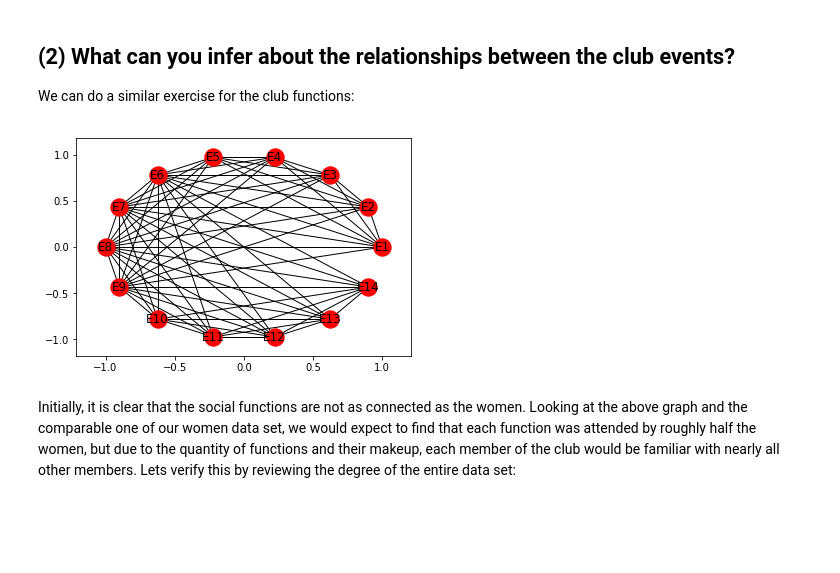
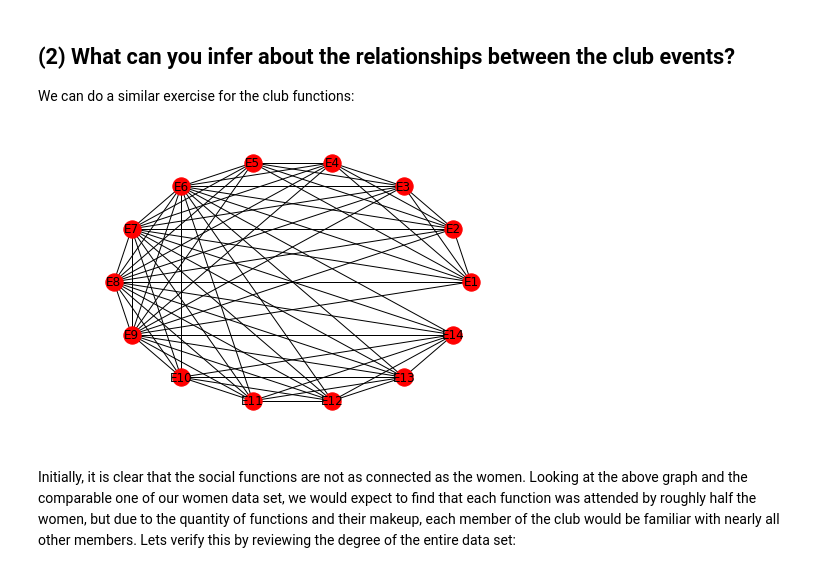
Before and after one commit to mtelab1/SPS_MSDS_SMR21_DATA620, a Jupyter notebook: Week 3 Part 2.ipynb, the cells around one changed output. Cells and saved outputs as stored; diff of their text form; code cells hidden in the pictures; blank space fills up the shorter version.

```diff
--- a/Week 3 Part 2.ipynb
+++ b/Week 3 Part 2.ipynb
@@ -144,9 +144,9 @@ nx.degree_centrality(W)
 We can do a similar exercise for the club functions:
 # %%
 C = bipartite.projected_graph(G, clubs)
-nx.draw_networkx(C,with_labels=True, pos=nx.circular_layout(C))
+nx.draw(C,with_labels=True, pos=nx.circular_layout(C))
 # %% [output]
-[figure, old version]
+[figure, new version]
 # %% [markdown]
 Initially, it is clear that the social functions are not as connected as the women. Looking at the above graph and the comparable  one of our women data set, we would expect to find that each function was attended by roughly half the women, but due to the quantity of functions and their makeup, each member of the club would be familiar with nearly all other members. Lets verify this by reviewing the degree of the entire data set:
 # %%
```
Also changed, not shown: parts of 3 cells of this notebook.
